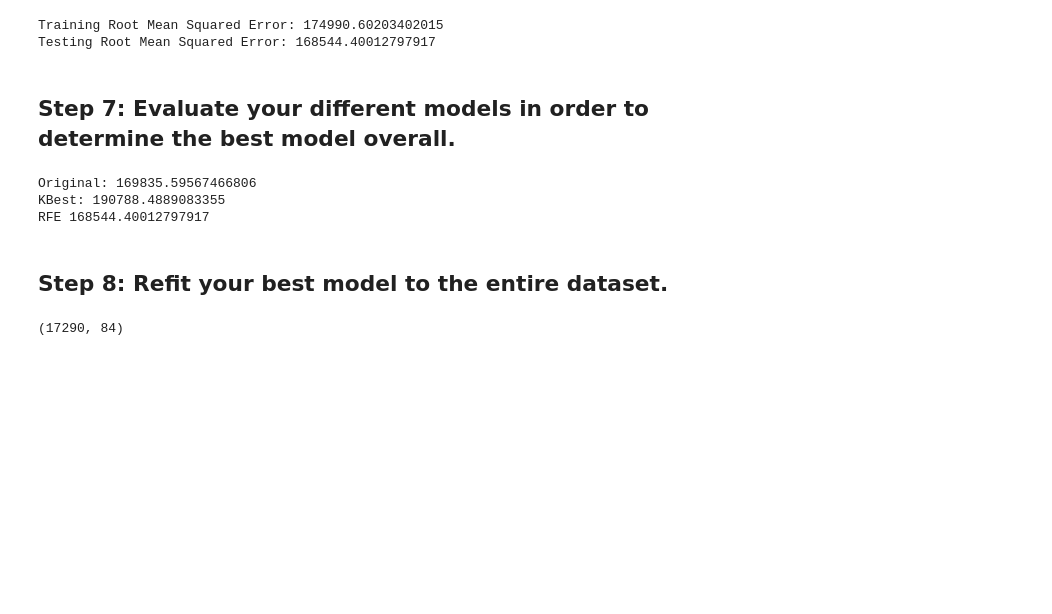
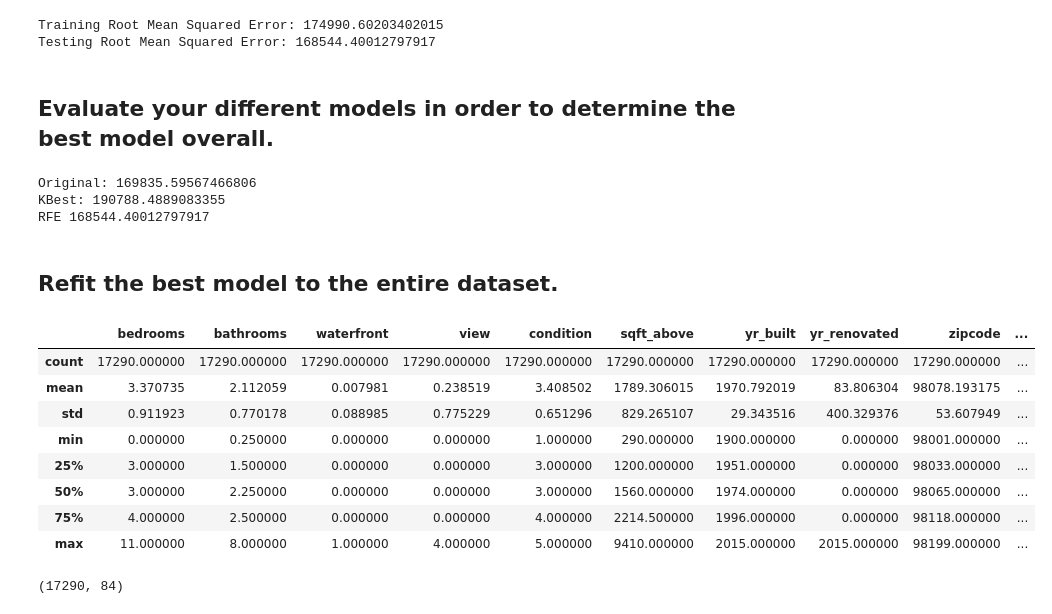
Before and after one commit to AlAlKewlJ/nyc-mhtn-ds-120720-lectures, a Jupyter notebook: Phase_2/Phase2_project/Bakeoff_modeling_process-Copy1.ipynb, the cells around one changed output. Drawn from its saved outputs; the diff is of its cells as text; code cells hidden in the pictures; blank space fills up the shorter version.

```diff
--- a/Phase_2/Phase2_project/Bakeoff_modeling_process-Copy1.ipynb
+++ b/Phase_2/Phase2_project/Bakeoff_modeling_process-Copy1.ipynb
@@ -514,7 +562,7 @@ print ('Testing Root Mean Squared Error:', testRFE_rmse)
 Training Root Mean Squared Error: 174990.60203402015
 Testing Root Mean Squared Error: 168544.40012797917
 # %% [markdown]
-## Step 7: Evaluate your different models in order to determine the best model overall.
+## Evaluate your different models in order to determine the best model overall.
 # %%
 print('Original:', test_rmse)
 print('KBest:', testK_rmse)
@@ -524,7 +572,19 @@ Original: 169835.59567466806
 KBest: 190788.4889083355
 RFE 168544.40012797917
 # %% [markdown]
-## Step 8:  Refit your best model to the entire dataset.
+## Refit the best model to the entire dataset.
+# %%
+modeldf[selected_rfe].describe()
+# %% [output]
+|  | bedrooms | bathrooms | waterfront | view | condition | sqft_above | yr_built | yr_renovated | zipcode | ... |
+| count | 17290.000000 | 17290.000000 | 17290.000000 | 17290.000000 | 17290.000000 | 17290.000000 | 17290.000000 | 17290.000000 | 17290.000000 | ... |
+| mean | 3.370735 | 2.112059 | 0.007981 | 0.238519 | 3.408502 | 1789.306015 | 1970.792019 | 83.806304 | 98078.193175 | ... |
+| std | 0.911923 | 0.770178 | 0.088985 | 0.775229 | 0.651296 | 829.265107 | 29.343516 | 400.329376 | 53.607949 | ... |
+| min | 0.000000 | 0.250000 | 0.000000 | 0.000000 | 1.000000 | 290.000000 | 1900.000000 | 0.000000 | 98001.000000 | ... |
+| 25% | 3.000000 | 1.500000 | 0.000000 | 0.000000 | 3.000000 | 1200.000000 | 1951.000000 | 0.000000 | 98033.000000 | ... |
+| 50% | 3.000000 | 2.250000 | 0.000000 | 0.000000 | 3.000000 | 1560.000000 | 1974.000000 | 0.000000 | 98065.000000 | ... |
+| 75% | 4.000000 | 2.500000 | 0.000000 | 0.000000 | 4.000000 | 2214.500000 | 1996.000000 | 0.000000 | 98118.000000 | ... |
+| max | 11.000000 | 8.000000 | 1.000000 | 4.000000 | 5.000000 | 9410.000000 | 2015.000000 | 2015.000000 | 98199.000000 | ... |
 # %%
 final_scaler = StandardScaler()
 
```
Also changed, not shown: parts of 74 cells of this notebook, 3 other files.
